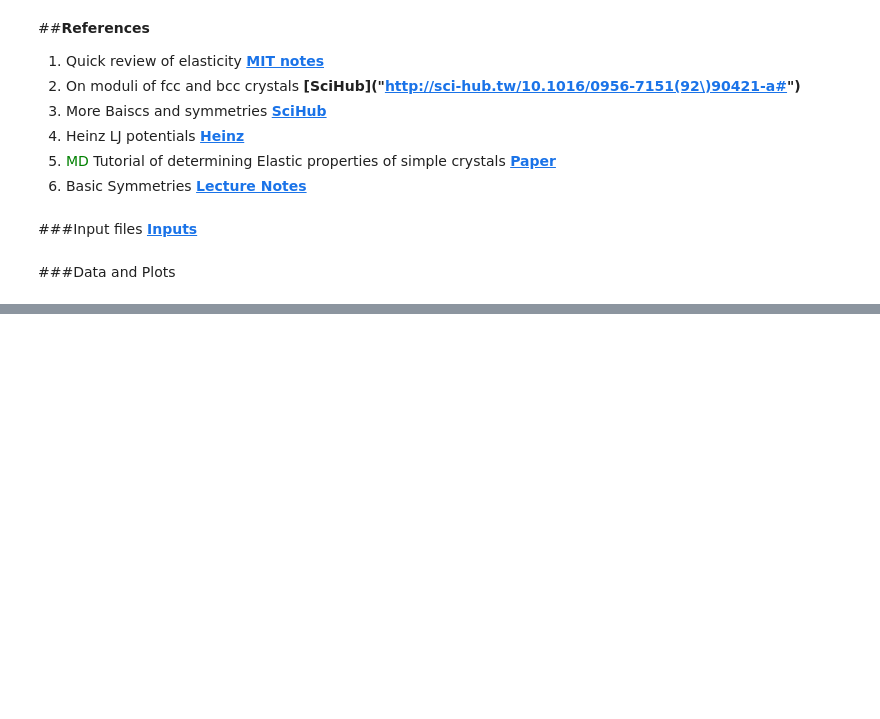
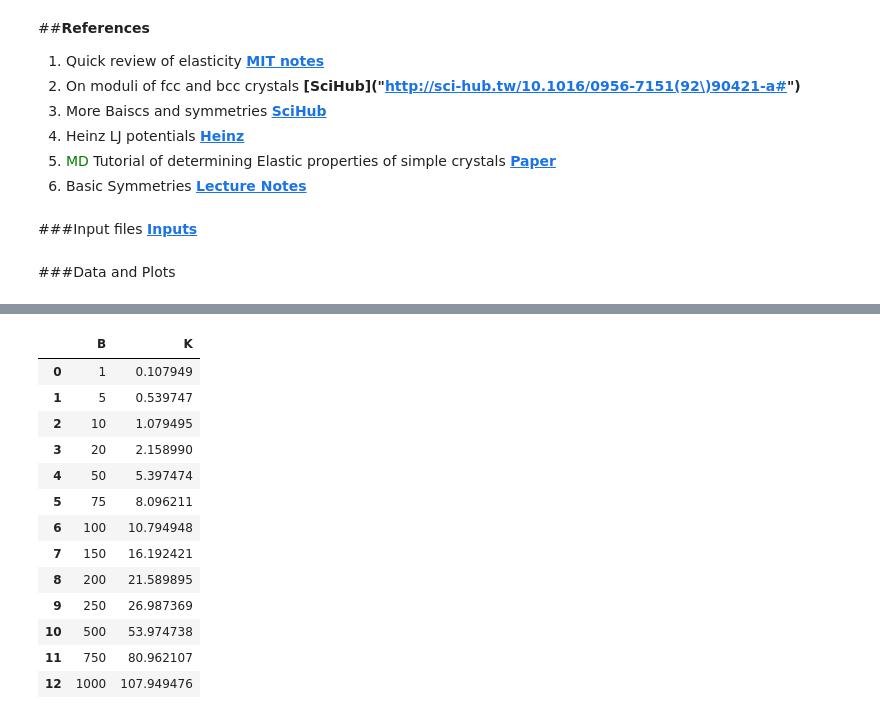
Before and after one commit to katrinleinweber/p8git, a Jupyter notebook: droplets.ipynb, the cells around one changed output, grey strips where cells are left out. Saved outputs shown, nothing was run; the diff lists cells and outputs as text; code cells hidden in the pictures; blank space fills up the shorter version.

```diff
--- a/droplets.ipynb
+++ b/droplets.ipynb
@@ -165,0 +227,22 @@ f=sm.Function('f')(x)
+# %%
+## K values
+## Based on Bulk modulus
+B_req=np.array([1, 5, 10, 20, 50, 75, 100, 150, 200, 250, 500, 750, 1000])
+K_req=B_req/p11[0]
+K_table=pd.DataFrame({'K': K_req , 'B': B_req})
+K_table
+# %% [output]
+|  | B | K |
+| 0 | 1 | 0.107949 |
+| 1 | 5 | 0.539747 |
+| 2 | 10 | 1.079495 |
+| 3 | 20 | 2.158990 |
+| 4 | 50 | 5.397474 |
+| 5 | 75 | 8.096211 |
+| 6 | 100 | 10.794948 |
+| 7 | 150 | 16.192421 |
+| 8 | 200 | 21.589895 |
+| 9 | 250 | 26.987369 |
+| 10 | 500 | 53.974738 |
+| 11 | 750 | 80.962107 |
+| 12 | 1000 | 107.949476 |
```
Also changed, not shown: parts of 7 cells of this notebook, 4 other files.
